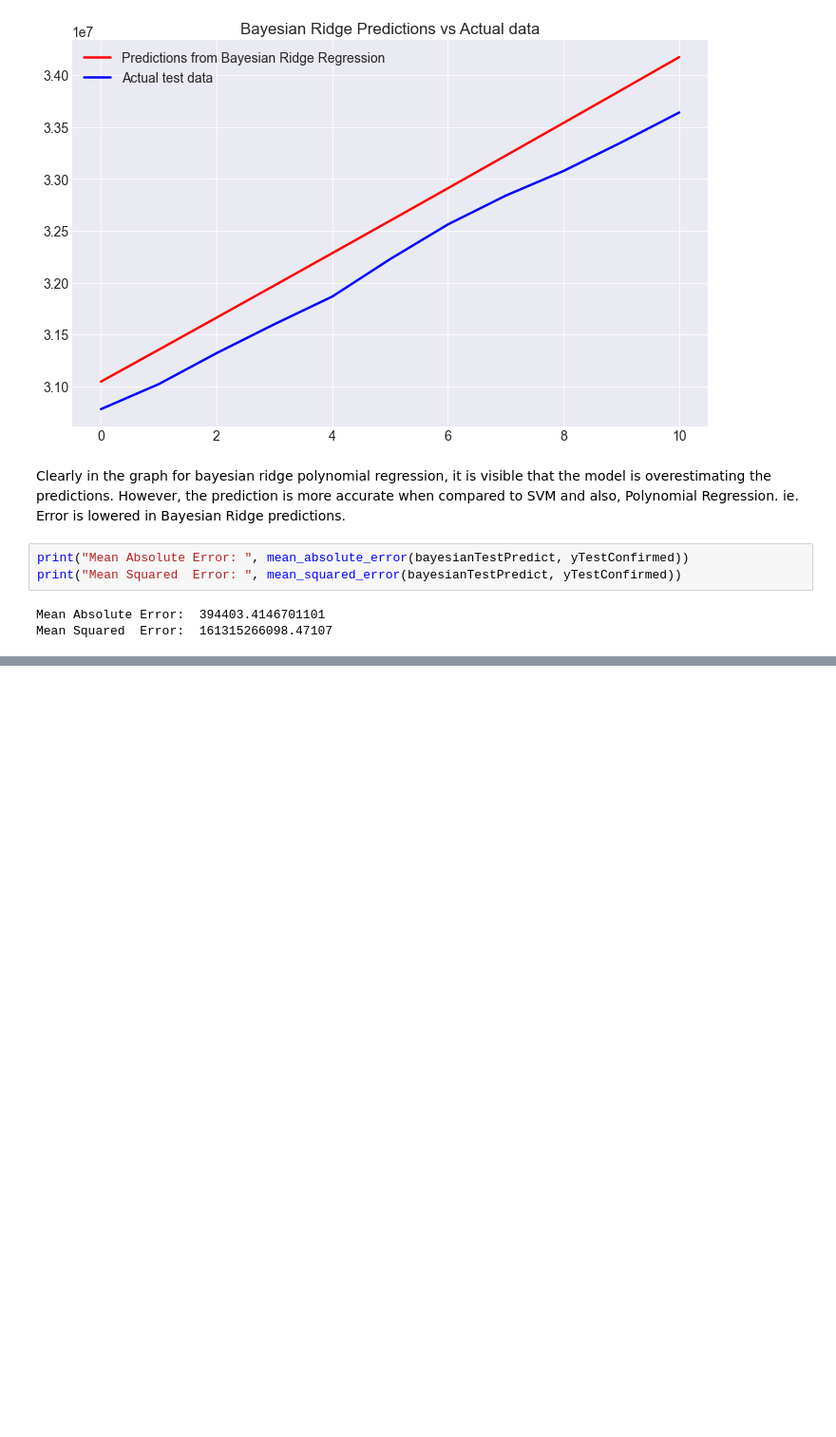
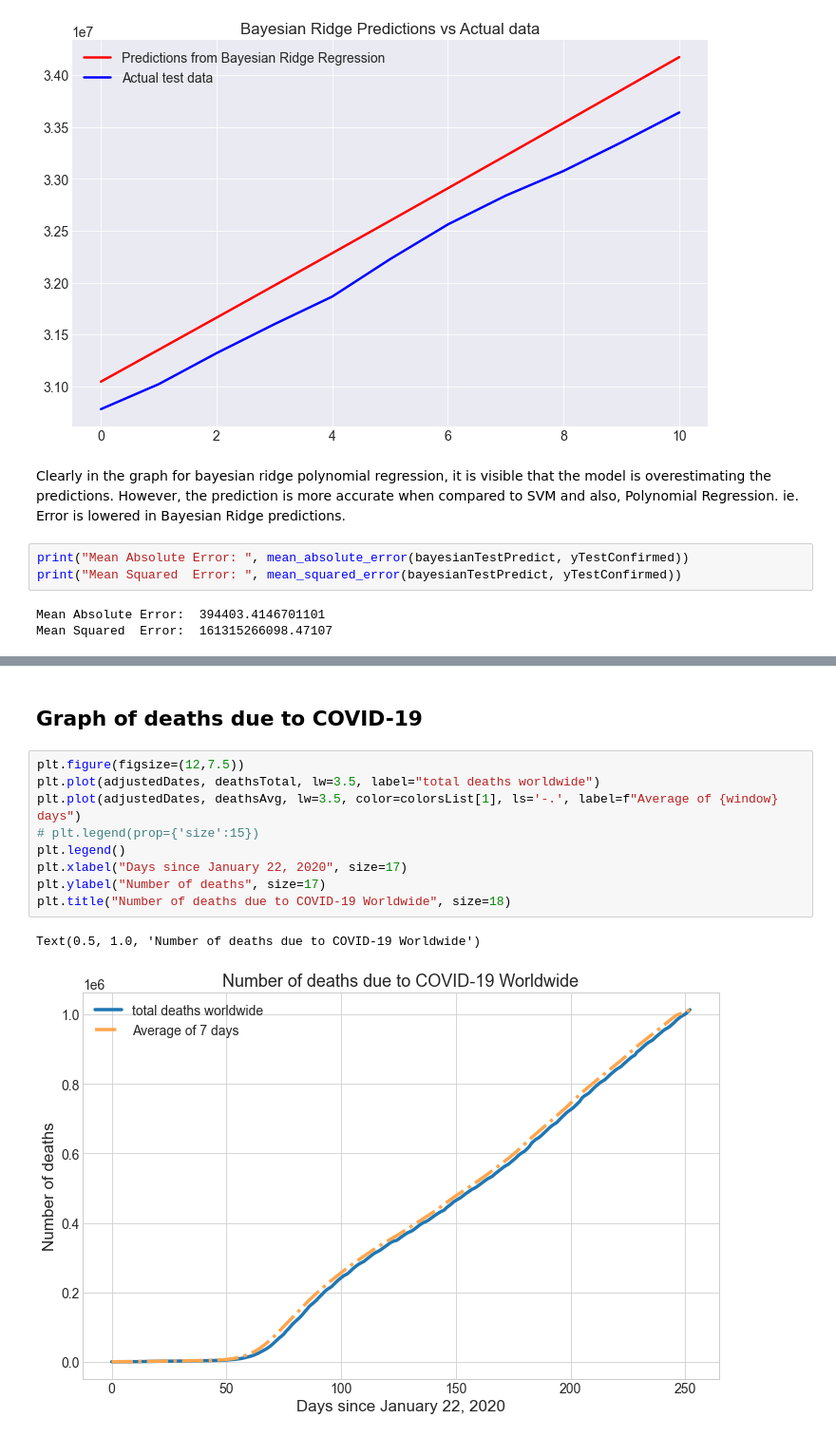
Before and after one commit to Sid1298/Project_COVID-19_Analysis, a Jupyter notebook: covid_prediction.ipynb, the cells around one changed output, grey strips where cells are left out. Shown at 95% size. Cells and saved outputs as stored; diff of their text form; blank space fills up the shorter version.

```diff
--- a/covid_prediction.ipynb
+++ b/covid_prediction.ipynb
@@ -362,0 +386,14 @@ Mean Squared  Error:  161315266098.47107
+# %% [markdown]
+## Graph of deaths due to COVID-19
+# %%
+plt.figure(figsize=(12,7.5))
+plt.plot(adjustedDates, deathsTotal, lw=3.5, label="total deaths worldwide")
+plt.plot(adjustedDates, deathsAvg, lw=3.5, color=colorsList[1], ls='-.', label=f"Average of {window} days")
+# plt.legend(prop={'size':15})
+plt.legend()
+plt.xlabel("Days since January 22, 2020", size=17)
+plt.ylabel("Number of deaths", size=17)
+plt.title("Number of deaths due to COVID-19 Worldwide", size=18)
+# %% [output]
+Text(0.5, 1.0, 'Number of deaths due to COVID-19 Worldwide')
+[figure, added]
```
Also changed, not shown: parts of 11 cells of this notebook.
